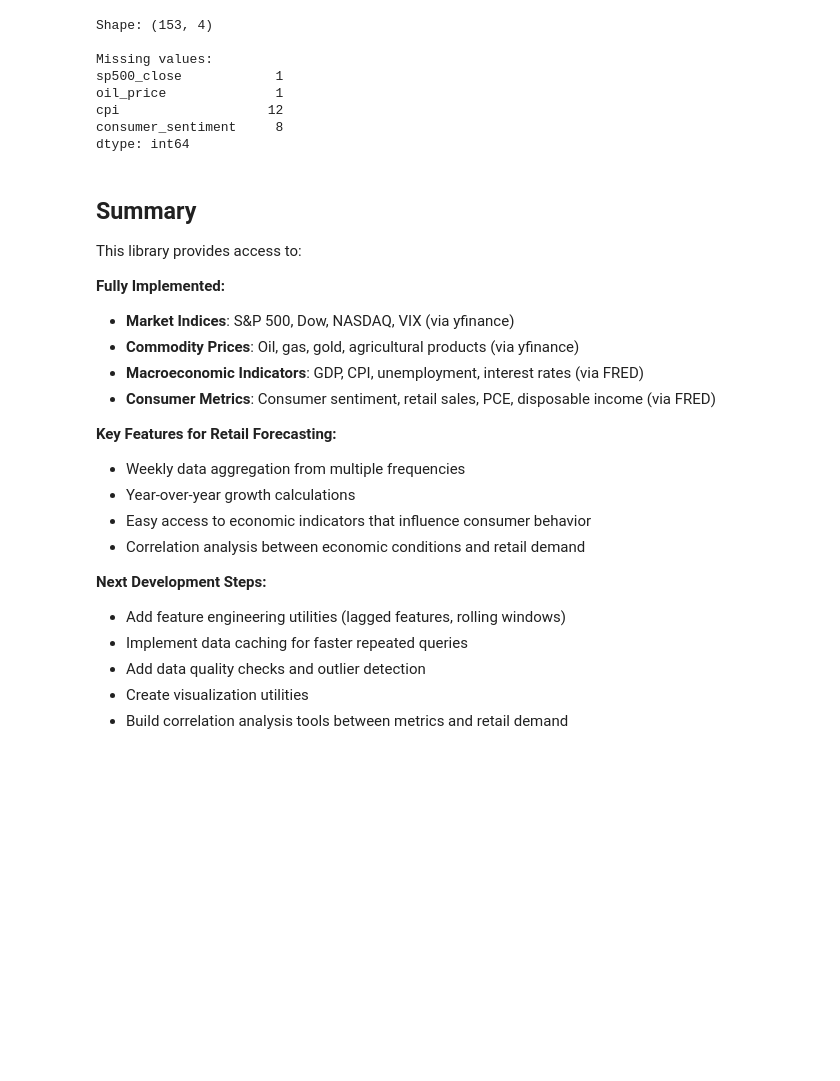
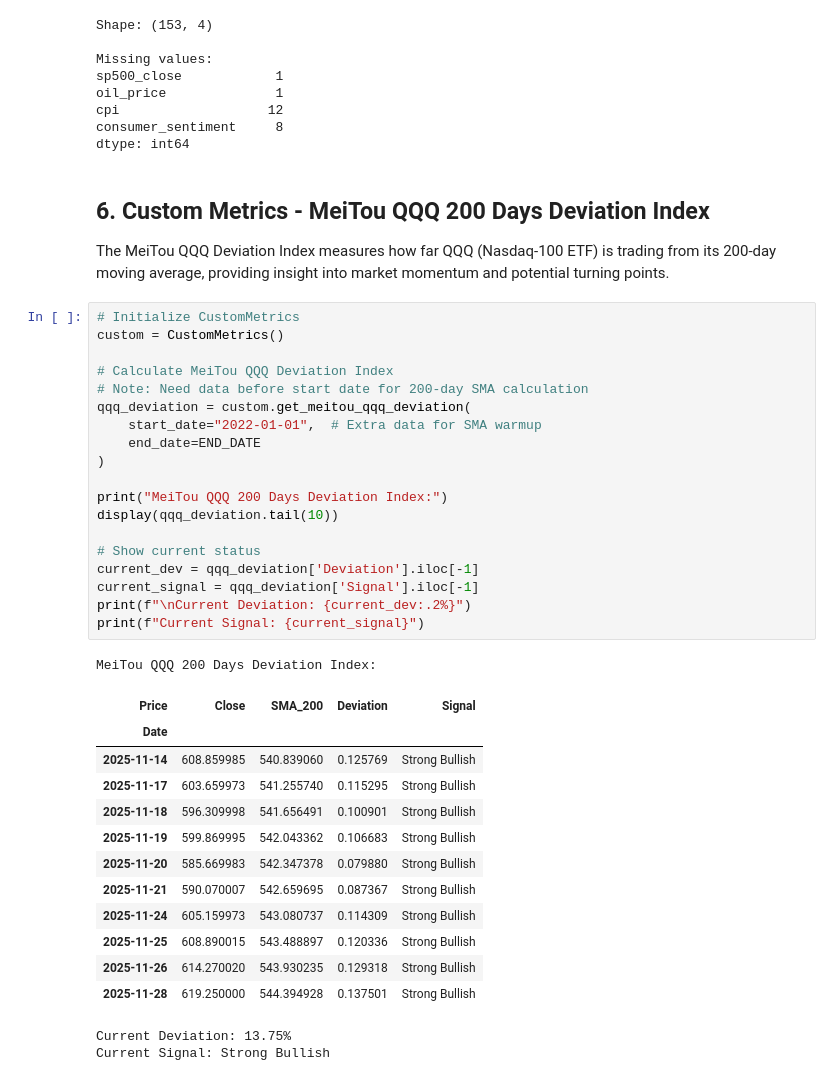
Before and after one commit to azk1r1n/finance_metrics, a Jupyter notebook: src/notebooks/demo.ipynb, the cells around one changed output. Saved outputs shown, nothing was run; the diff lists cells and outputs as text; blank space fills up the shorter version.

```diff
--- a/src/notebooks/demo.ipynb
+++ b/src/notebooks/demo.ipynb
@@ -393,25 +397,41 @@ cpi                   12
 consumer_sentiment     8
 dtype: int64
 # %% [markdown]
-## Summary
+## 6. Custom Metrics - MeiTou QQQ 200 Days Deviation Index
 
-This library provides access to:
-
-**Fully Implemented:**
-- **Market Indices**: S&P 500, Dow, NASDAQ, VIX (via yfinance)
-- **Commodity Prices**: Oil, gas, gold, agricultural products (via yfinance)
-- **Macroeconomic Indicators**: GDP, CPI, unemployment, interest rates (via FRED)
-- **Consumer Metrics**: Consumer sentiment, retail sales, PCE, disposable income (via FRED)
-
-**Key Features for Retail Forecasting:**
-- Weekly data aggregation from multiple frequencies
-- Year-over-year growth calculations
-- Easy access to economic indicators that influence consumer behavior
-- Correlation analysis between economic conditions and retail demand
-
-**Next Development Steps:**
-- Add feature engineering utilities (lagged features, rolling windows)
-- Implement data caching for faster repeated queries
-- Add data quality checks and outlier detection
-- Create visualization utilities
-- Build correlation analysis tools between metrics and retail demand
+The MeiTou QQQ Deviation Index measures how far QQQ (Nasdaq-100 ETF) is trading from its 200-day moving average, providing insight into market momentum and potential turning points.
+# %%
+# Initialize CustomMetrics
+custom = CustomMetrics()
+
+# Calculate MeiTou QQQ Deviation Index
+# Note: Need data before start date for 200-day SMA calculation
+qqq_deviation = custom.get_meitou_qqq_deviation(
+    start_date="2022-01-01",  # Extra data for SMA warmup
+    end_date=END_DATE
+)
+
+print("MeiTou QQQ 200 Days Deviation Index:")
+display(qqq_deviation.tail(10))
+
+# Show current status
+current_dev = qqq_deviation['Deviation'].iloc[-1]
+current_signal = qqq_deviation['Signal'].iloc[-1]
+print(f"\nCurrent Deviation: {current_dev:.2%}")
+print(f"Current Signal: {current_signal}")
+# %% [output]
+MeiTou QQQ 200 Days Deviation Index:
+| Price | Close | SMA_200 | Deviation | Signal |
+| Date |  |  |  |  |
+| 2025-11-14 | 608.859985 | 540.839060 | 0.125769 | Strong Bullish |
+| 2025-11-17 | 603.659973 | 541.255740 | 0.115295 | Strong Bullish |
+| 2025-11-18 | 596.309998 | 541.656491 | 0.100901 | Strong Bullish |
+| 2025-11-19 | 599.869995 | 542.043362 | 0.106683 | Strong Bullish |
+| 2025-11-20 | 585.669983 | 542.347378 | 0.079880 | Strong Bullish |
+| 2025-11-21 | 590.070007 | 542.659695 | 0.087367 | Strong Bullish |
+| 2025-11-24 | 605.159973 | 543.080737 | 0.114309 | Strong Bullish |
+| 2025-11-25 | 608.890015 | 543.488897 | 0.120336 | Strong Bullish |
+| 2025-11-26 | 614.270020 | 543.930235 | 0.129318 | Strong Bullish |
+| 2025-11-28 | 619.250000 | 544.394928 | 0.137501 | Strong Bullish |
+Current Deviation: 13.75%
+Current Signal: Strong Bullish
```
Also changed, not shown: parts of 7 cells of this notebook, 4 other files.
